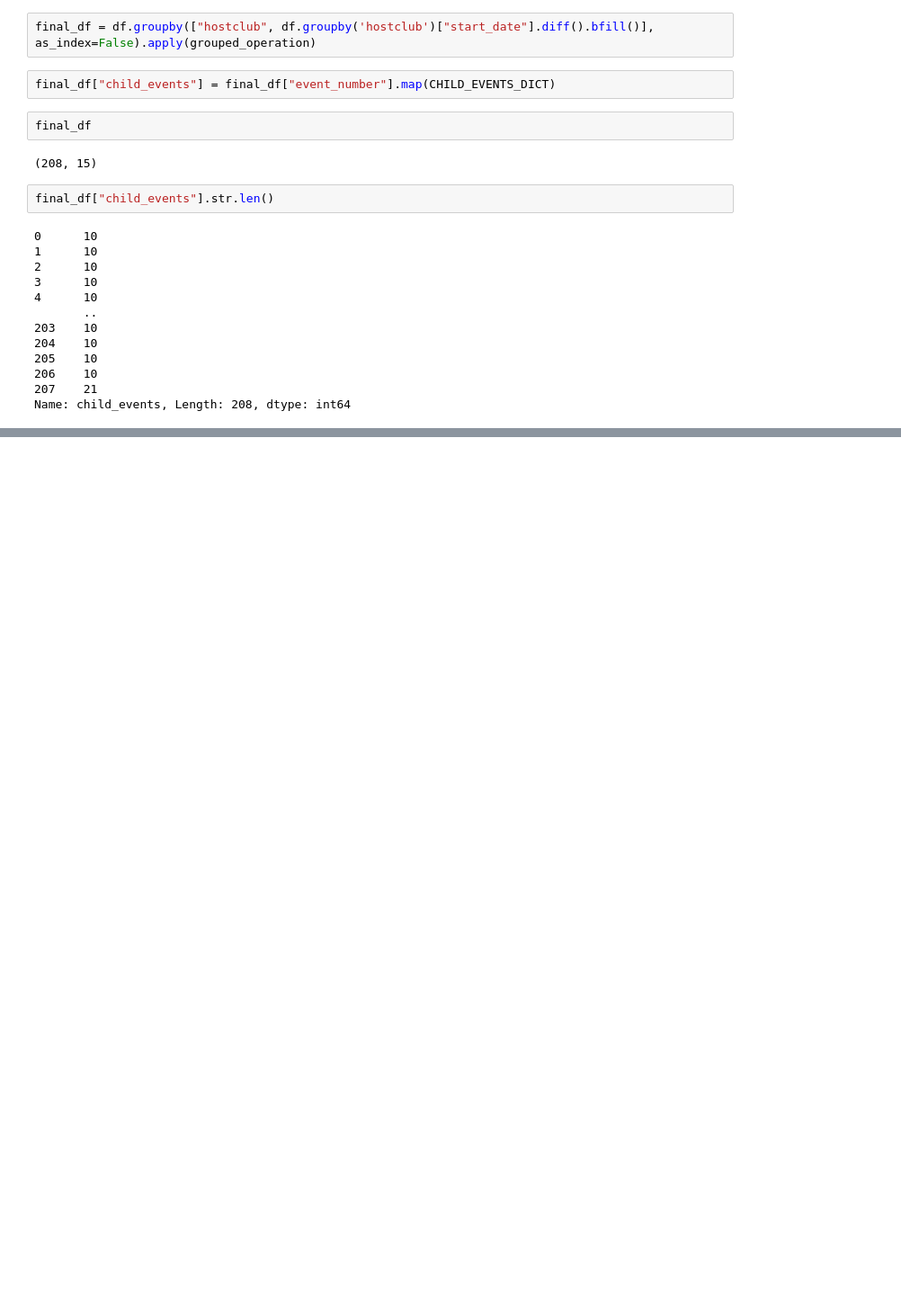
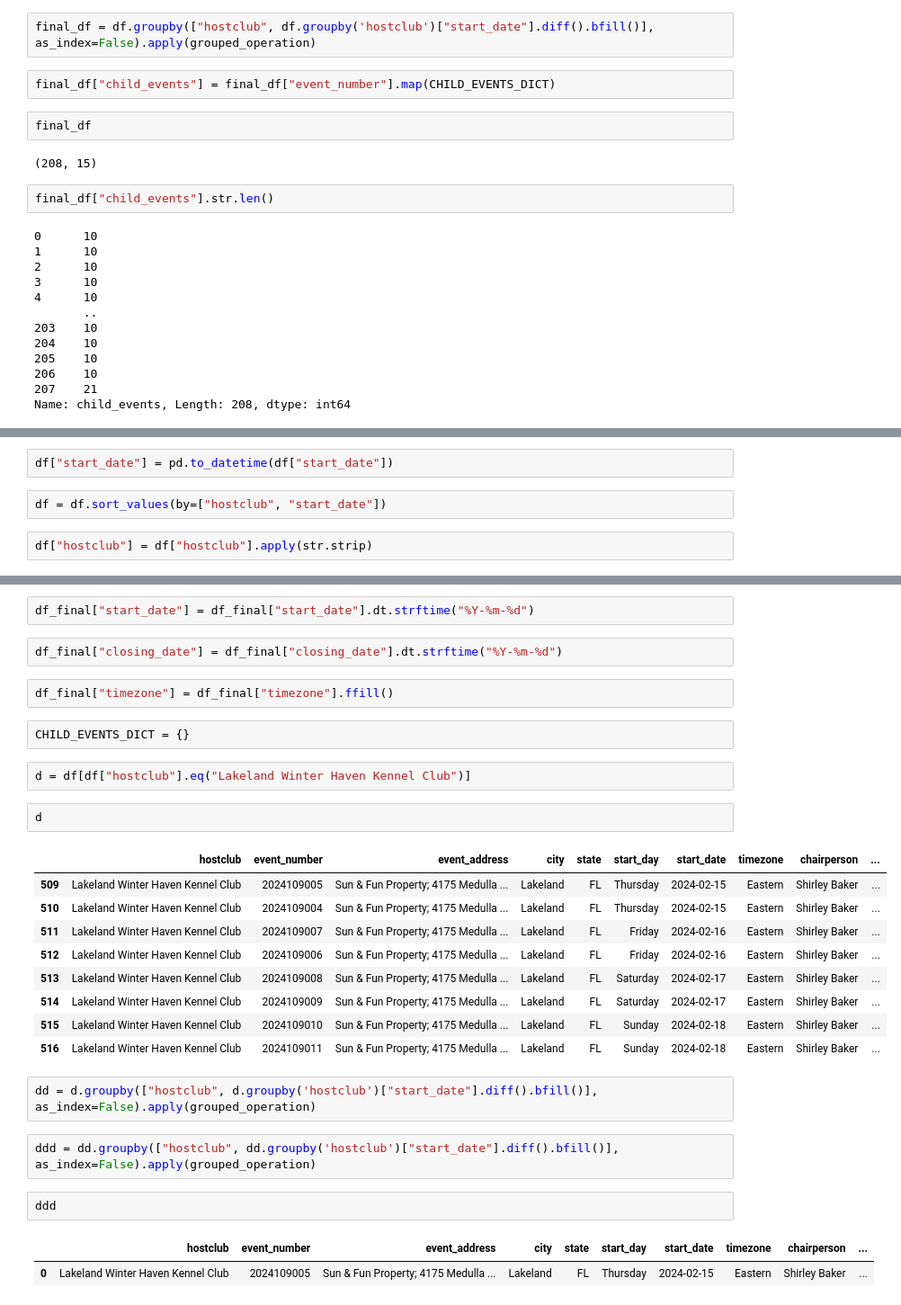
Before and after one commit to Pechi77/update_events_streamlit, a Jupyter notebook: Untitled.ipynb, the cells around one changed output, grey strips where cells are left out. Shown at 90% size. Cells and saved outputs as stored; diff of their text form; blank space fills up the shorter version.

```diff
--- a/Untitled.ipynb
+++ b/Untitled.ipynb
@@ -519,0 +559,6 @@ Name: child_events, Length: 208, dtype: int64
+# %%
+df["start_date"] = pd.to_datetime(df["start_date"])
+# %%
+df = df.sort_values(by=["hostclub", "start_date"])
+# %%
+df["hostclub"] = df["hostclub"].apply(str.strip)
@@ -519,0 +573,31 @@ Name: child_events, Length: 208, dtype: int64
+# %%
+df_final["start_date"] = df_final["start_date"].dt.strftime("%Y-%m-%d")
+# %%
+df_final["closing_date"] = df_final["closing_date"].dt.strftime("%Y-%m-%d")
+# %%
+df_final["timezone"] = df_final["timezone"].ffill()
+# %%
+CHILD_EVENTS_DICT = {}
+# %%
+d = df[df["hostclub"].eq("Lakeland Winter Haven Kennel Club")]
+# %%
+d
+# %% [output]
+|  | hostclub | event_number | event_address | city | state | start_day | start_date | timezone | chairperson | ... |
+| 509 | Lakeland Winter Haven Kennel Club | 2024109005 | Sun & Fun Property; 4175 Medulla ... | Lakeland | FL | Thursday | 2024-02-15 | Eastern | Shirley Baker | ... |
+| 510 | Lakeland Winter Haven Kennel Club | 2024109004 | Sun & Fun Property; 4175 Medulla ... | Lakeland | FL | Thursday | 2024-02-15 | Eastern | Shirley Baker | ... |
+| 511 | Lakeland Winter Haven Kennel Club | 2024109007 | Sun & Fun Property; 4175 Medulla ... | Lakeland | FL | Friday | 2024-02-16 | Eastern | Shirley Baker | ... |
+| 512 | Lakeland Winter Haven Kennel Club | 2024109006 | Sun & Fun Property; 4175 Medulla ... | Lakeland | FL | Friday | 2024-02-16 | Eastern | Shirley Baker | ... |
+| 513 | Lakeland Winter Haven Kennel Club | 2024109008 | Sun & Fun Property; 4175 Medulla ... | Lakeland | FL | Saturday | 2024-02-17 | Eastern | Shirley Baker | ... |
+| 514 | Lakeland Winter Haven Kennel Club | 2024109009 | Sun & Fun Property; 4175 Medulla ... | Lakeland | FL | Saturday | 2024-02-17 | Eastern | Shirley Baker | ... |
+| 515 | Lakeland Winter Haven Kennel Club | 2024109010 | Sun & Fun Property; 4175 Medulla ... | Lakeland | FL | Sunday | 2024-02-18 | Eastern | Shirley Baker | ... |
+| 516 | Lakeland Winter Haven Kennel Club | 2024109011 | Sun & Fun Property; 4175 Medulla ... | Lakeland | FL | Sunday | 2024-02-18 | Eastern | Shirley Baker | ... |
+# %%
+dd = d.groupby(["hostclub", d.groupby('hostclub')["start_date"].diff().bfill()], as_index=False).apply(grouped_operation)
+# %%
+ddd = dd.groupby(["hostclub", dd.groupby('hostclub')["start_date"].diff().bfill()], as_index=False).apply(grouped_operation)
+# %%
+ddd
+# %% [output]
+|  | hostclub | event_number | event_address | city | state | start_day | start_date | timezone | chairperson | ... |
+| 0 | Lakeland Winter Haven Kennel Club | 2024109005 | Sun & Fun Property; 4175 Medulla ... | Lakeland | FL | Thursday | 2024-02-15 | Eastern | Shirley Baker | ... |
```
Also changed, not shown: parts of 20 cells of this notebook, 2 other files.
